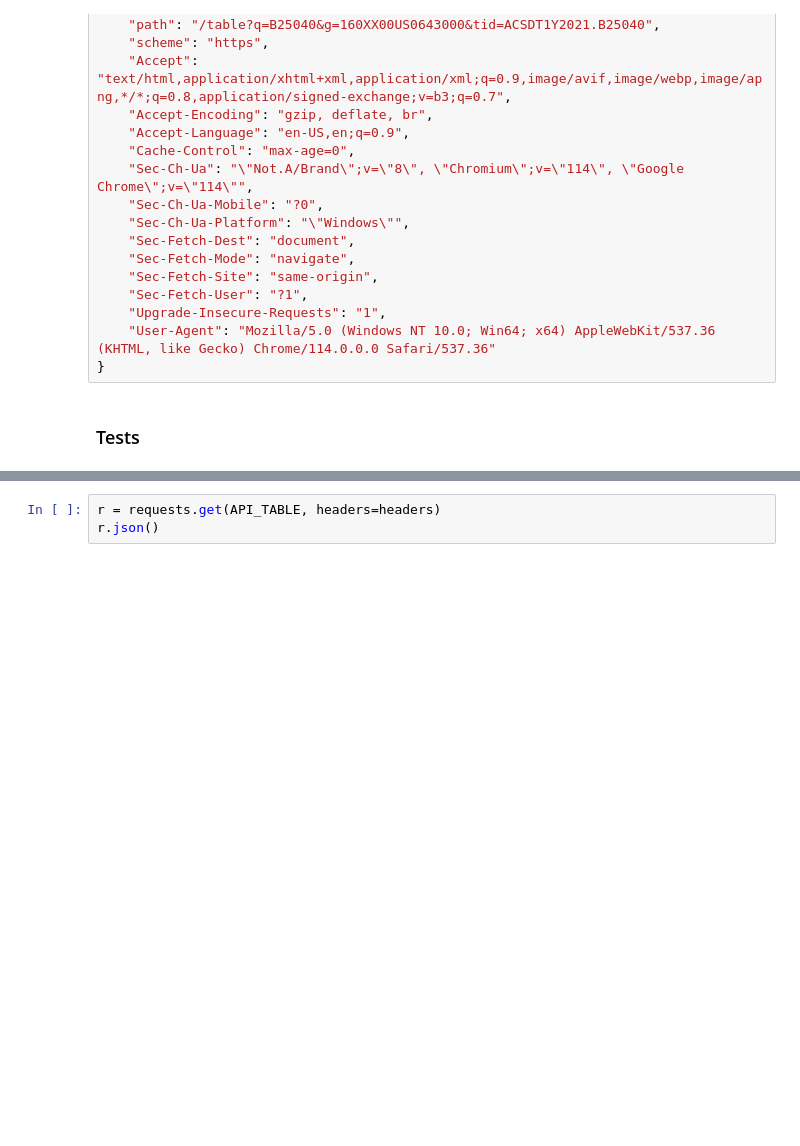
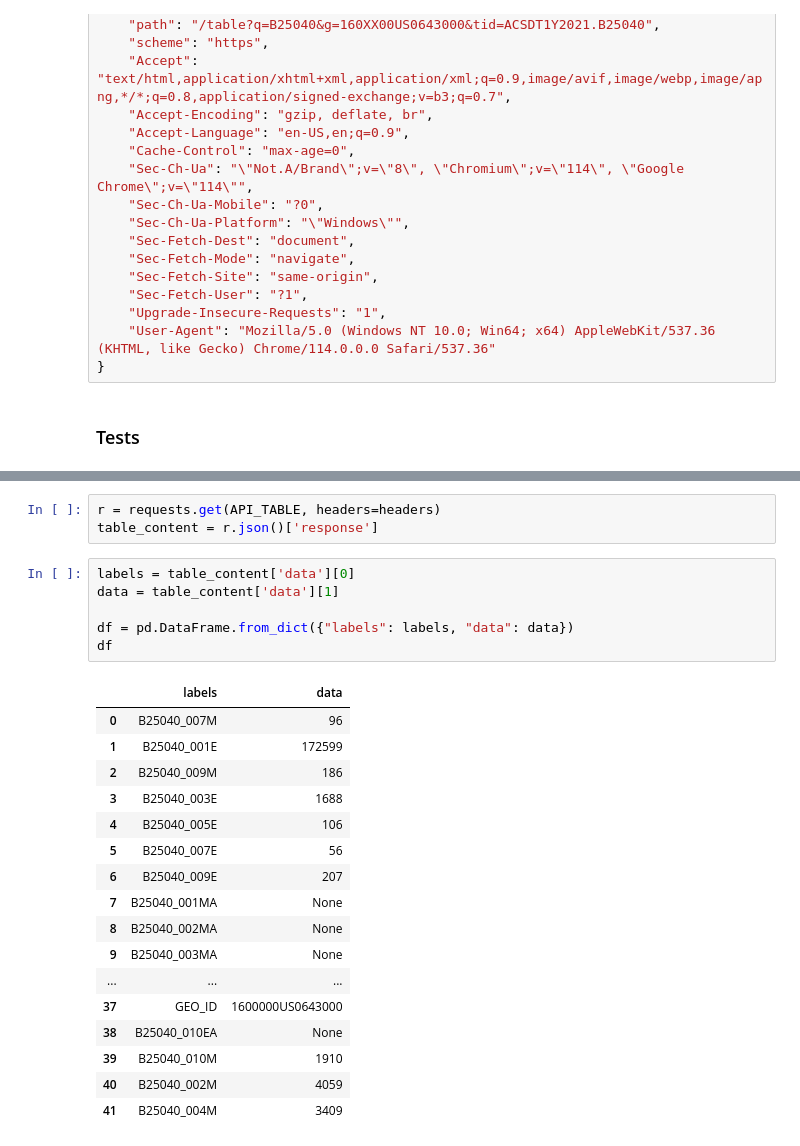
Before and after one commit to City-of-Long-Beach-Public/climate_inventory, a Jupyter notebook: src/extractions/USCensus/uscensus-test.ipynb, the cells around one changed output, grey strips where cells are left out. Cells and saved outputs as stored; diff of their text form; blank space fills up the shorter version.

```diff
--- a/src/extractions/USCensus/uscensus-test.ipynb
+++ b/src/extractions/USCensus/uscensus-test.ipynb
@@ -58,3 +59,27 @@ r.json()
 # %%
 r = requests.get(API_TABLE, headers=headers)
-r.json()
+table_content = r.json()['response']
+# %%
+labels = table_content['data'][0]
+data = table_content['data'][1]
+
+df = pd.DataFrame.from_dict({"labels": labels, "data": data})
+df
+# %% [output]
+|  | labels | data |
+| 0 | B25040_007M | 96 |
+| 1 | B25040_001E | 172599 |
+| 2 | B25040_009M | 186 |
+| 3 | B25040_003E | 1688 |
+| 4 | B25040_005E | 106 |
+| 5 | B25040_007E | 56 |
+| 6 | B25040_009E | 207 |
+| 7 | B25040_001MA | None |
+| 8 | B25040_002MA | None |
+| 9 | B25040_003MA | None |
+| ... | ... | ... |
+| 37 | GEO_ID | 1600000US0643000 |
+| 38 | B25040_010EA | None |
+| 39 | B25040_010M | 1910 |
+| 40 | B25040_002M | 4059 |
+| 41 | B25040_004M | 3409 |
```
Also changed, not shown: parts of 1 cell of this notebook, 1 other file.
